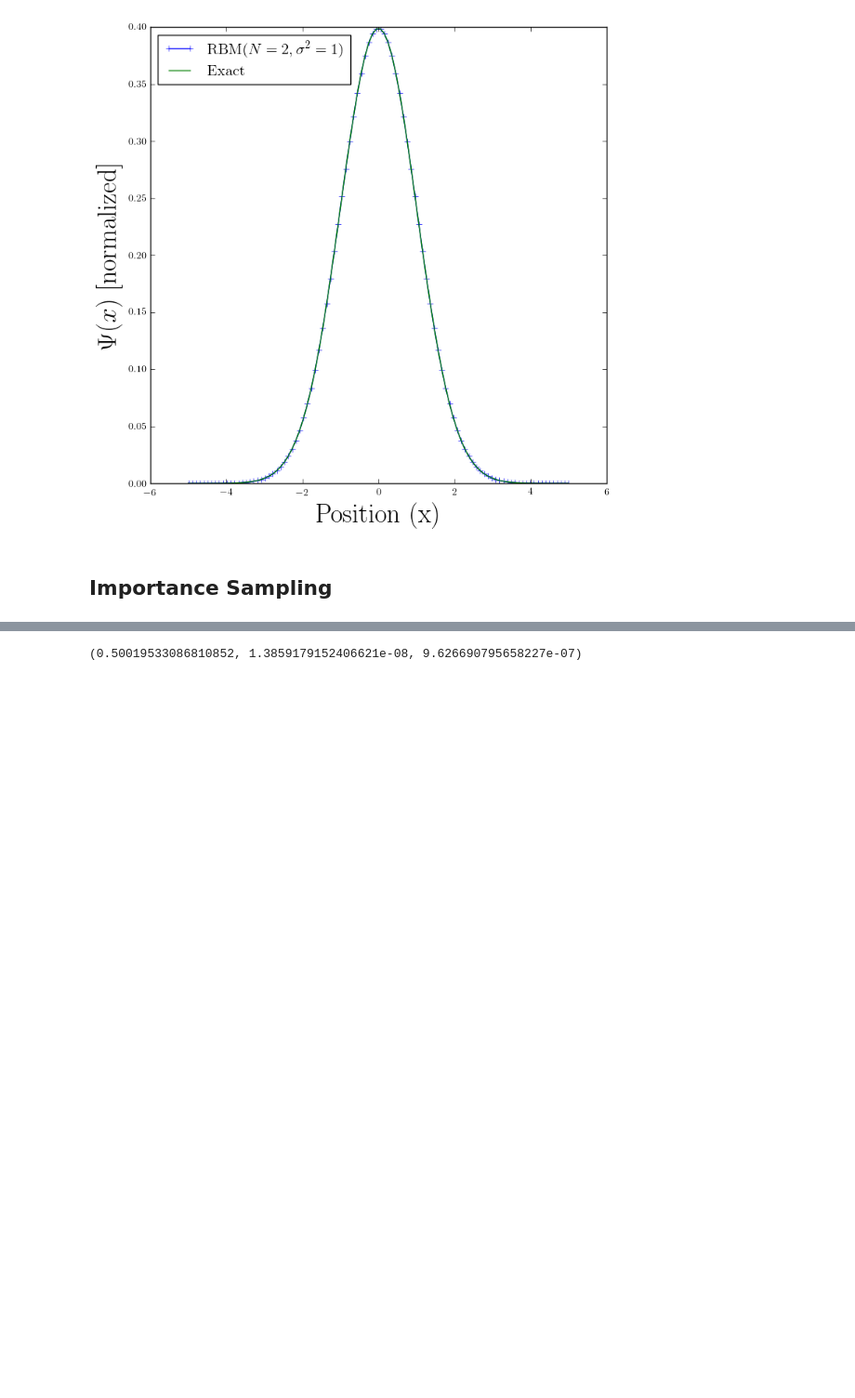
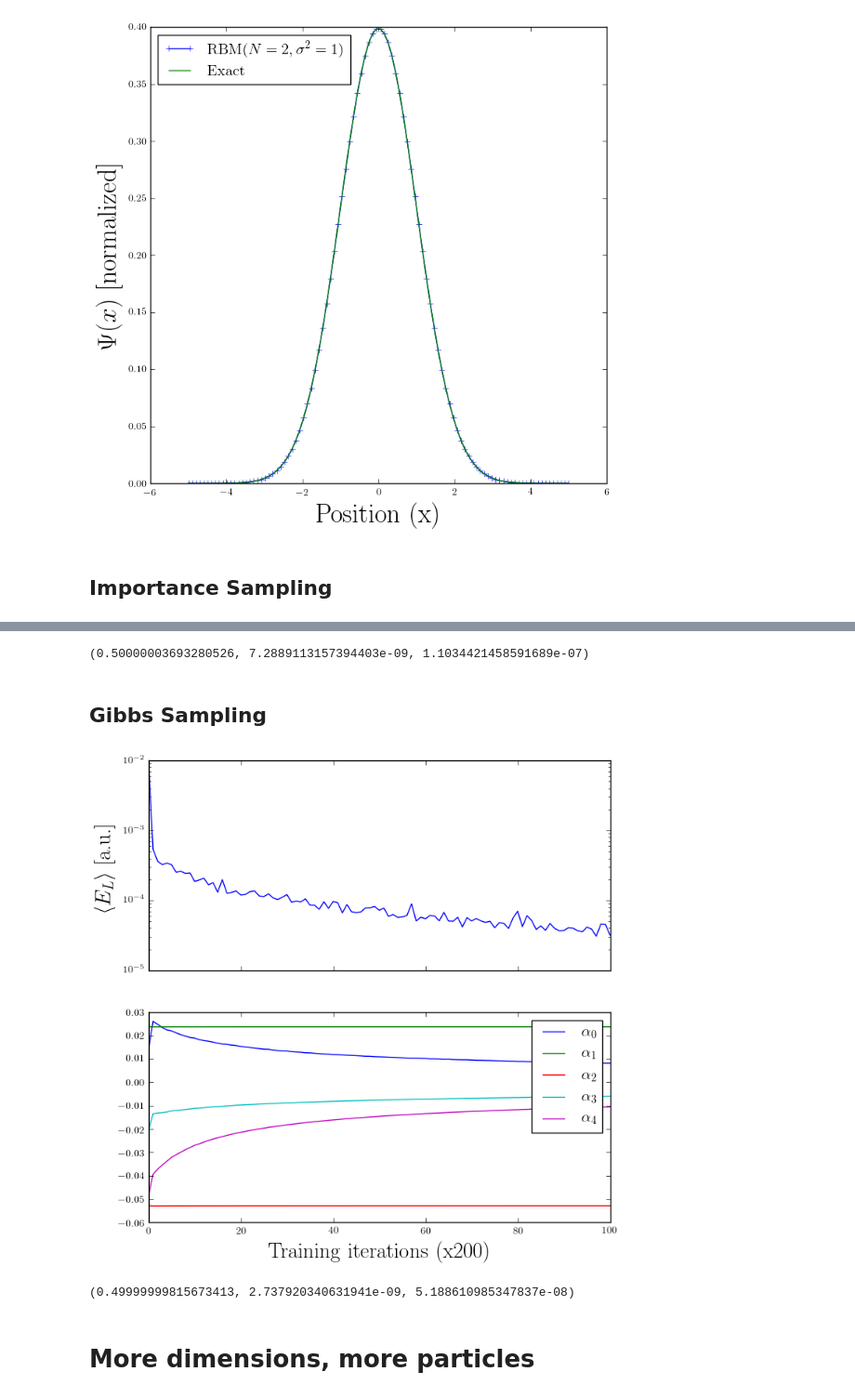
Before and after one commit to bsamseth/qflow, a Jupyter notebook: projects/python/RBM.ipynb, the cells around one changed output, grey strips where cells are left out. Shown at 93% size. Cells and saved outputs as stored; diff of their text form; code cells hidden in the pictures; blank space fills up the shorter version.

```diff
--- a/projects/python/RBM.ipynb
+++ b/projects/python/RBM.ipynb
@@ -91,5 +166,5 @@ plt.savefig('../results/rbm-1d-1p.png')
 rbm = RBMWavefunction(M, N, sigma2)
 rbm.set_parameters(initial_params)
 sampler = ImportanceSampler(system, rbm, 0.5)
-training_plot(rbm, H, sampler, 20000, 100, 0.9, 0.0, saveas='../results/rbm-1d-1p-training-lr-09-imp.png')
+training_plot(0.5, rbm, H, sampler, 20000, 100, 0.9, 0.0, saveas='../results/rbm-1d-1p-training-lr-09-imp.png')
 # %% [output]
@@ -97,5 +172,21 @@ training_plot(rbm, H, sampler, 20000, 100, 0.9, 0.0, saveas='../results/rbm-1d-1
 # %%
-E = np.asarray([H.local_energy(sampler.next_configuration(), rbm) for _ in range(2**15)])
+E = np.asarray([H.local_energy(sampler.next_configuration(), rbm) for _ in range(2**20)])
 np.mean(E), np.var(E), blocking(E)
 # %% [output]
-(0.50019533086810852, 1.3859179152406621e-08, 9.626690795658227e-07)
+(0.50000003693280526, 7.2889113157394403e-09, 1.1034421458591689e-07)
+# %% [markdown]
+## Gibbs Sampling
+# %%
+rbm = RBMWavefunction(M, N, 0.5, RBMWavefunction.GIBBS_FACTOR)
+rbm.set_parameters(initial_params)
+sampler = GibbsSampler(system, rbm)
+training_plot(0.5, rbm, H, sampler, 20000, 100, 0.9, 0.0, saveas='../results/rbm-1d-1p-training-lr-09-gibbs.png')
+# %% [output]
+[figure, added]
+# %%
+E = np.asarray([H.local_energy(sampler.next_configuration(), rbm) for _ in range(2**20)])
+np.mean(E), np.var(E), blocking(E)
+# %% [output]
+(0.49999999815673413, 2.737920340631941e-09, 5.188610985347837e-08)
+# %% [markdown]
+# More dimensions, more particles
```
Also changed, not shown: parts of 22 cells of this notebook, 1 other file.
